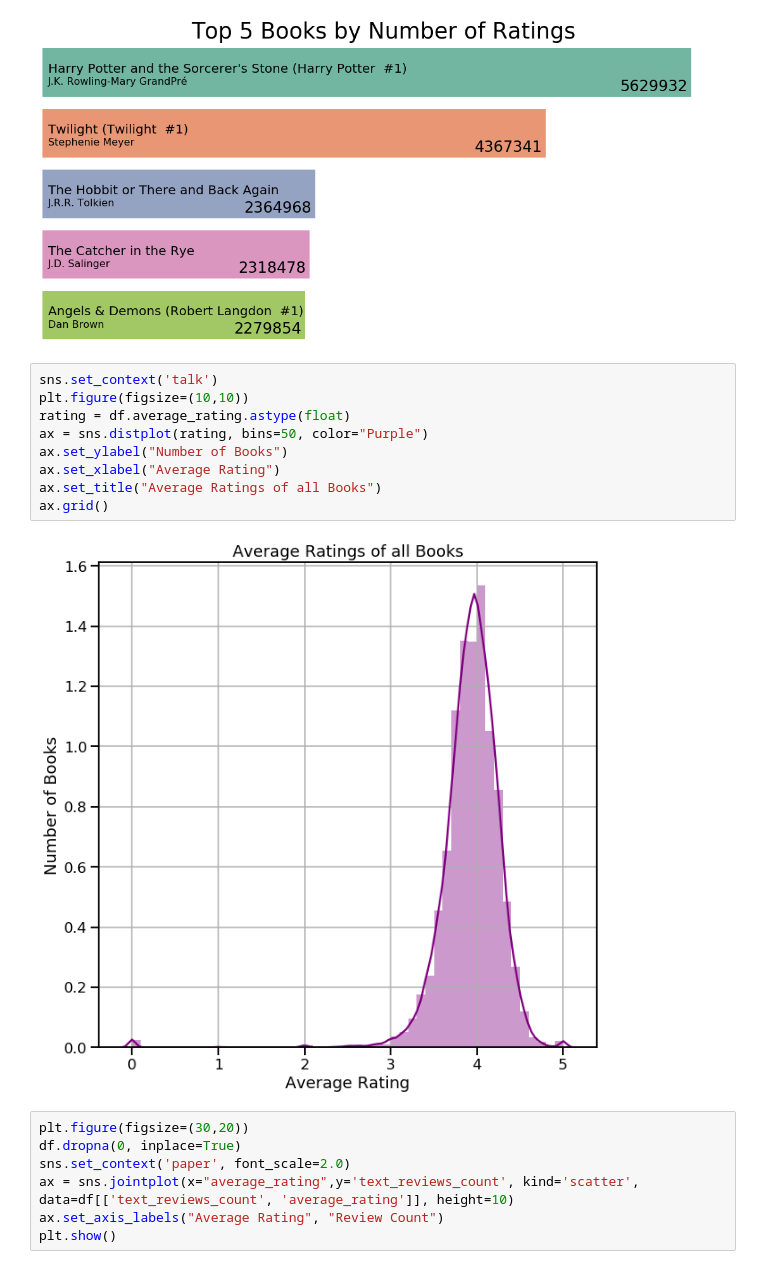
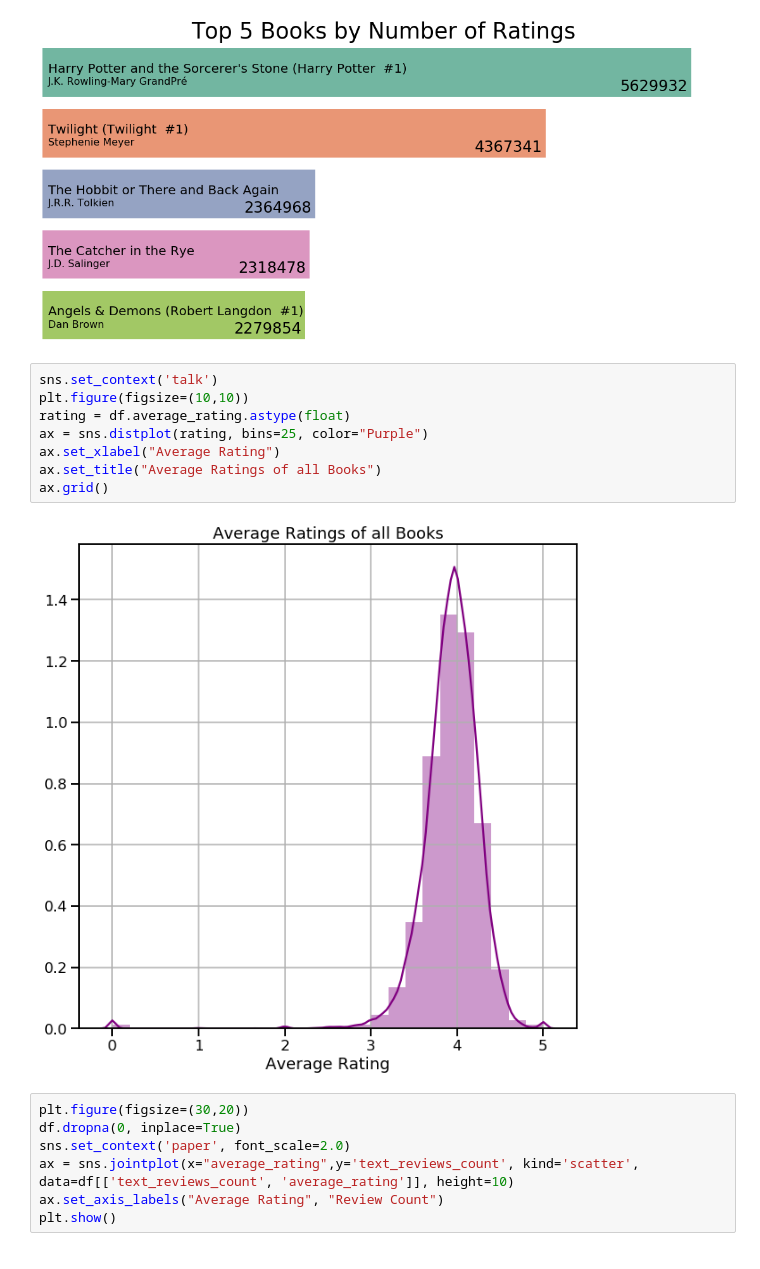
Before and after one commit to DanielPDWalker/Goodreads-Exploratory-Data-Analysis, a Jupyter notebook: Goodreadsbooks.ipynb, the cells around one changed output. Saved outputs shown, nothing was run; the diff lists cells and outputs as text.

```diff
--- a/Goodreadsbooks.ipynb
+++ b/Goodreadsbooks.ipynb
@@ -289,14 +289,13 @@ for i in ax.patches:
 # %%
 sns.set_context('talk')
 plt.figure(figsize=(10,10))
 rating = df.average_rating.astype(float)
-ax = sns.distplot(rating, bins=50, color="Purple")
-ax.set_ylabel("Number of Books")
+ax = sns.distplot(rating, bins=25, color="Purple")
 ax.set_xlabel("Average Rating")
 ax.set_title("Average Ratings of all Books")
 ax.grid()
 # %% [output]
-[figure, old version]
+[figure, new version]
 # %%
 plt.figure(figsize=(30,20))
 df.dropna(0, inplace=True)
```
Also changed, not shown: parts of 13 cells of this notebook.
